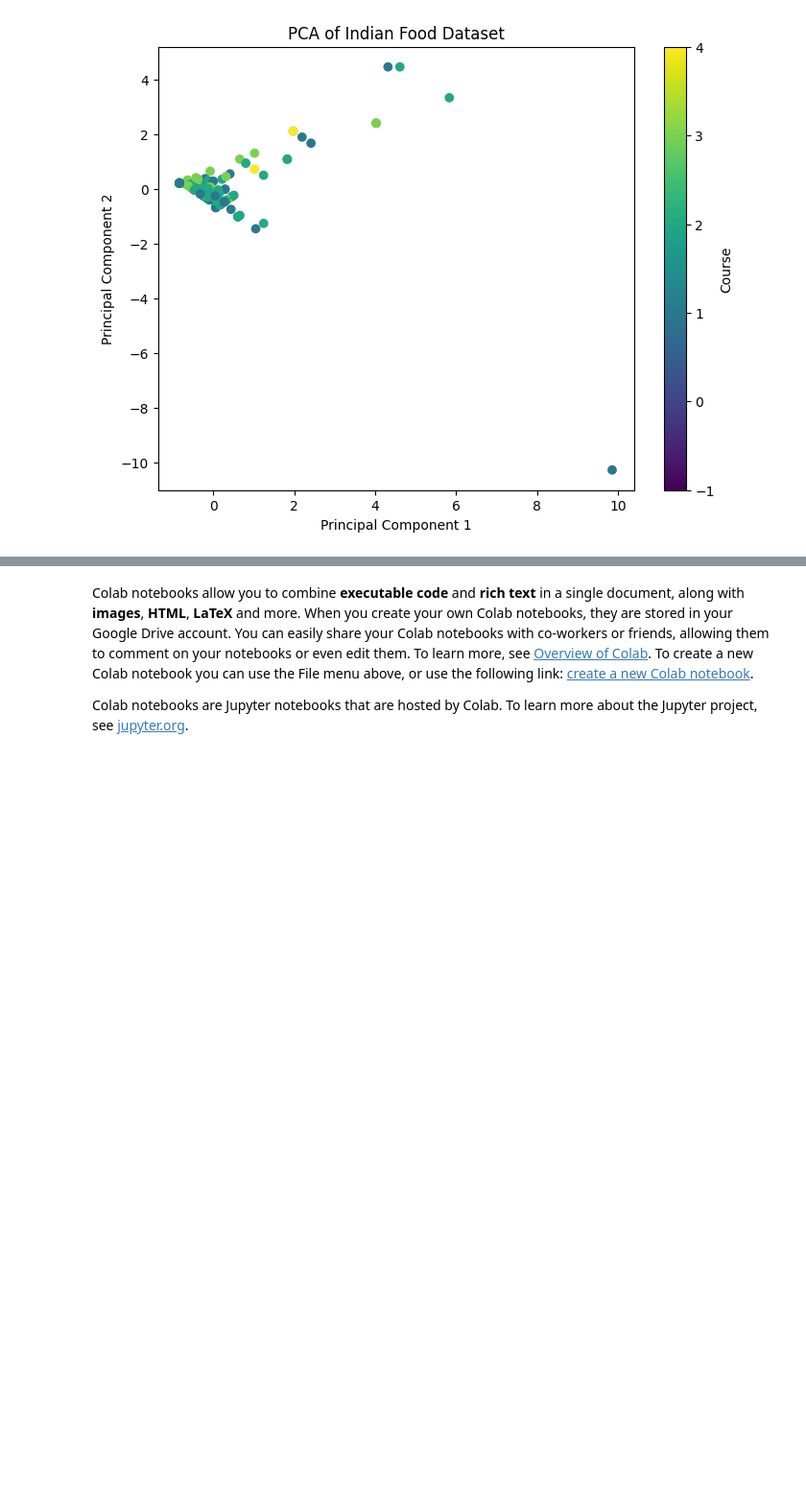
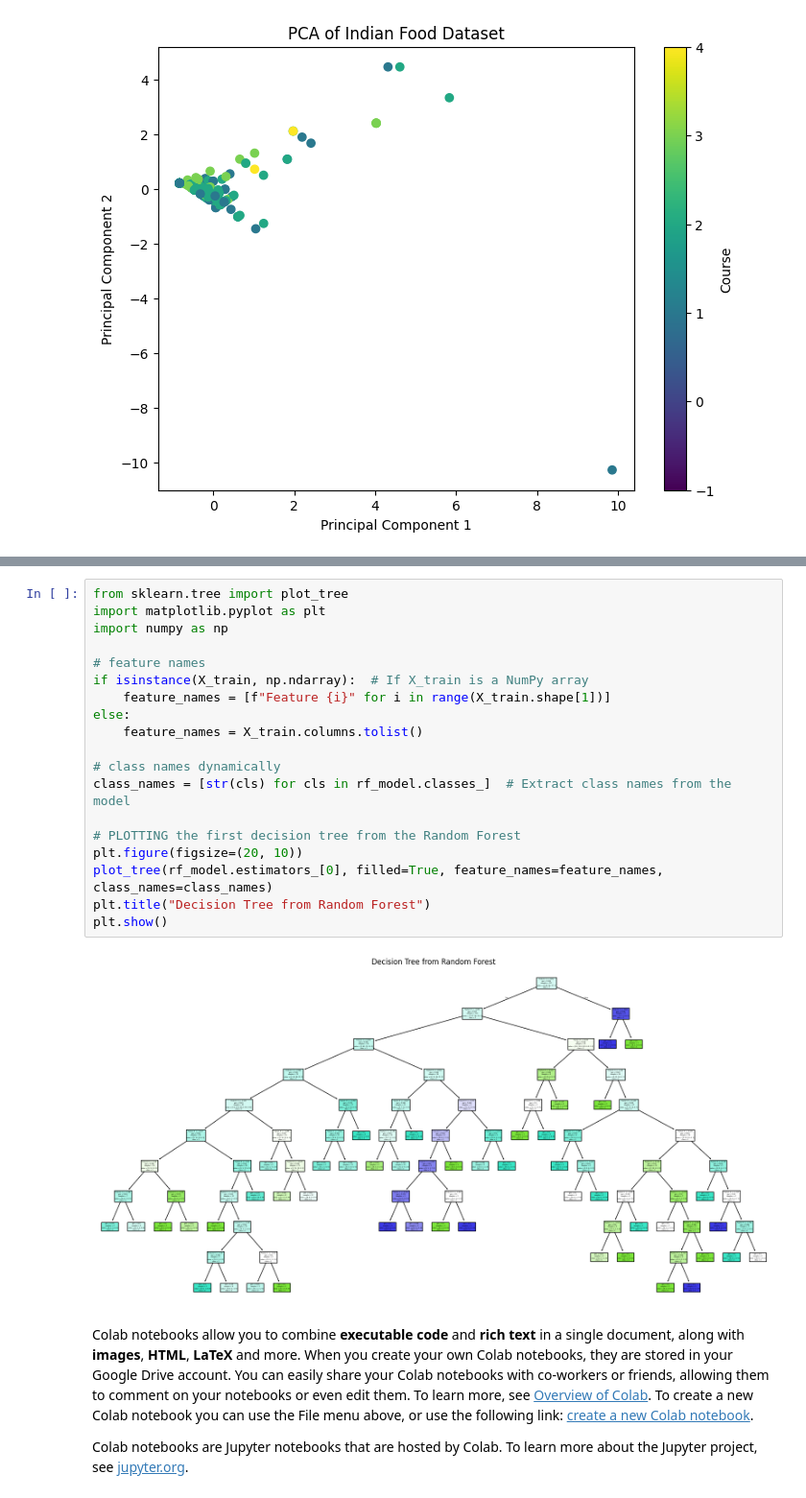
Before and after one commit to sweta1624/EDA, a Jupyter notebook: 21BDS0299.ipynb, the cells around one changed output, grey strips where cells are left out. Shown at 96% size. Drawn from its saved outputs; the diff is of its cells as text; blank space fills up the shorter version.

```diff
--- a/21BDS0299.ipynb
+++ b/21BDS0299.ipynb
@@ -323,3 +315,24 @@ plt.show()
+# %%
+from sklearn.tree import plot_tree
+import matplotlib.pyplot as plt
+import numpy as np
+
+# feature names
+if isinstance(X_train, np.ndarray):  # If X_train is a NumPy array
+    feature_names = [f"Feature {i}" for i in range(X_train.shape[1])]
+else:
+    feature_names = X_train.columns.tolist()
+
+# class names dynamically
+class_names = [str(cls) for cls in rf_model.classes_]  # Extract class names from the model
+
+# PLOTTING the first decision tree from the Random Forest
+plt.figure(figsize=(20, 10))
+plot_tree(rf_model.estimators_[0], filled=True, feature_names=feature_names, class_names=class_names)
+plt.title("Decision Tree from Random Forest")
+plt.show()
+# %% [output]
+[figure, added]
 # %% [markdown]
 Colab notebooks allow you to combine **executable code** and **rich text** in a single document, along with **images**, **HTML**, **LaTeX** and more. When you create your own Colab notebooks, they are stored in your Google Drive account. You can easily share your Colab notebooks with co-workers or friends, allowing them to comment on your notebooks or even edit them. To learn more, see [Overview of Colab](/notebooks/basic_features_overview.ipynb). To create a new Colab notebook you can use the File menu above, or use the following link: [create a new Colab notebook](http://colab.research.google.com#create=true).
 
```
Also changed, not shown: parts of 4 cells of this notebook.
